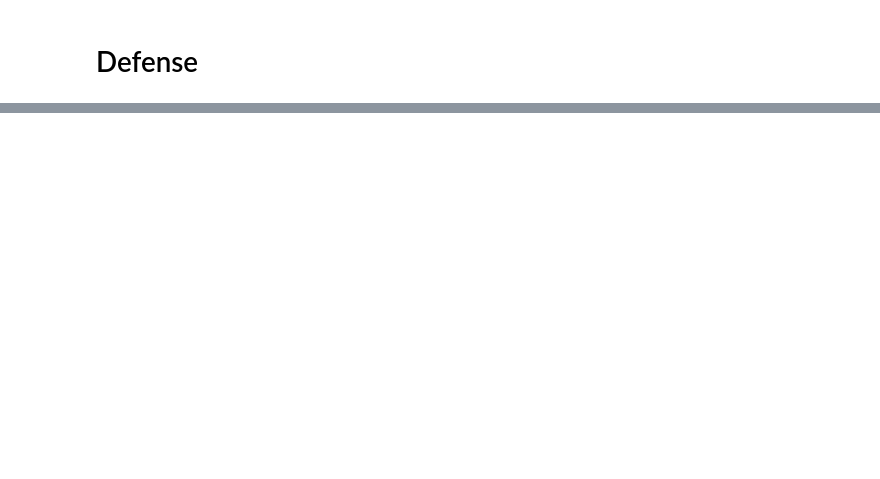
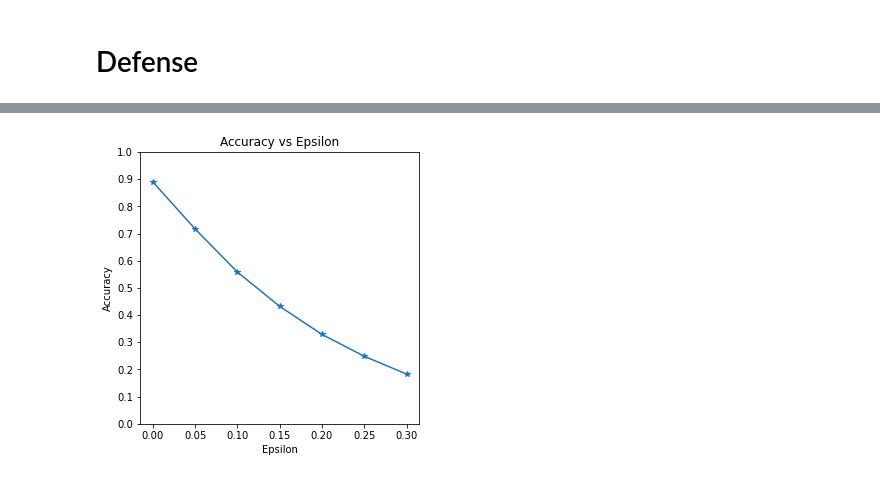
Before and after one commit to Rubinjo/adversarial-nn, a Jupyter notebook: main.ipynb, the cells around one changed output, grey strips where cells are left out. Saved outputs shown, nothing was run; the diff lists cells and outputs as text; code cells hidden in the pictures; blank space fills up the shorter version.

```diff
--- a/main.ipynb
+++ b/main.ipynb
@@ -574,10 +602,18 @@ plt.show()
 # %% [markdown]
 # Defense
 # %%
+SPATIAL_SMOOTHING = True
+RESIZE_PADDING = False
+
+if (RESIZE_PADDING):
+    IMAGE_SIZE = 36
+else:
+    IMAGE_SIZE = 28
+
 if (USE_OWN_NN):
-    model = CNN(True, 36)
+    model = CNN(SPATIAL_SMOOTHING, RESIZE_PADDING, IMAGE_SIZE)
 else:
-    model = DEF_RESNET(resnet50(), True, 36)
+    model = DEF_RESNET(resnet50(), SPATIAL_SMOOTHING, RESIZE_PADDING, 36)
     model.precreated.conv1 = nn.Conv2d(1, 64, kernel_size=7, stride=2, padding=3, bias=False)
 
 model.to(device)
@@ -615,0 +652,29 @@ Epsilon: 0.3    Test Accuracy = 239 / 10000 = 0.0239
+# %%
+plt.figure(figsize=(5,5))
+plt.plot(EPSILONS, accuracies, "*-")
+plt.yticks(np.arange(0, 1.1, step=0.1))
+plt.xticks(np.arange(0, .35, step=0.05))
+plt.title("Accuracy vs Epsilon")
+plt.xlabel("Epsilon")
+plt.ylabel("Accuracy")
+if (USE_OWN_NN):
+    if (SPATIAL_SMOOTHING and RESIZE_PADDING):
+        plt.savefig(path + "ownModel_" + ATTACK + "_spatialSmoothing&resizePadding_graph.png")
+    elif (SPATIAL_SMOOTHING):
+        plt.savefig(path + "ownModel_" + ATTACK + "_spatialSmoothing_graph.png")
+    elif (RESIZE_PADDING):
+        plt.savefig(path + "ownModel_" + ATTACK + "_resizePadding_graph.png")
+    else:
+        plt.savefig(path + "ownModel_" + ATTACK + "_graph.png")
+else:
+    if (SPATIAL_SMOOTHING and RESIZE_PADDING):
+        plt.savefig(path + "ResNet50_" + ATTACK + "_spatialSmoothing&resizePadding_graph.png")
+    elif (SPATIAL_SMOOTHING):
+        plt.savefig(path + "ResNet50_" + ATTACK + "_spatialSmoothing_graph.png")
+    elif (RESIZE_PADDING):
+        plt.savefig(path + "ResNet50_" + ATTACK + "_resizePadding_graph.png")
+    else:
+        plt.savefig(path + "ResNet50_" + ATTACK + "_graph.png")
+plt.show()
+# %% [output]
+[figure, added]
```
Also changed, not shown: parts of 16 cells of this notebook, 4 other files.
